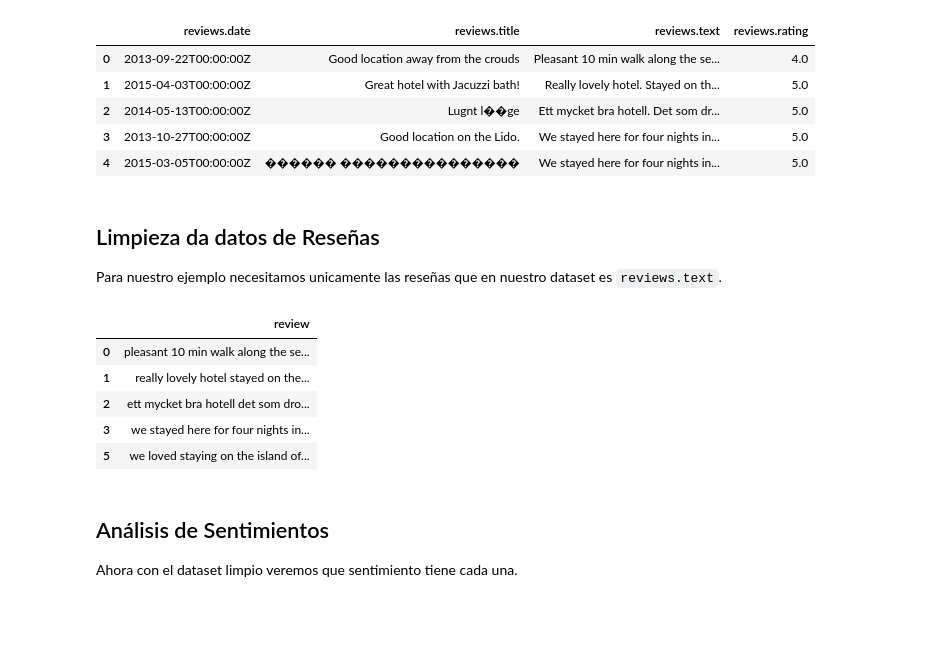
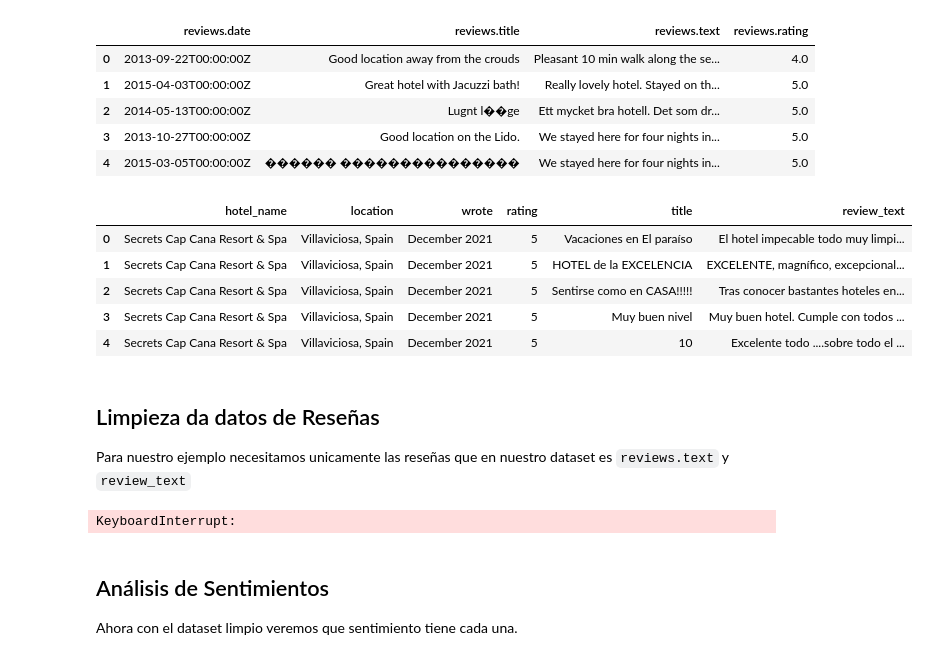
Before and after one commit to leonxrdon/TFM-ImpactoMarketing, a Jupyter notebook: notebooks/02_data_reviews.ipynb, the cells around one changed output. Cells and saved outputs as stored; diff of their text form; code cells hidden in the pictures; blank space fills up the shorter version.

Commit message:
📊 Reseñas: Actualizar notebook

```diff
--- a/notebooks/02_data_reviews.ipynb
+++ b/notebooks/02_data_reviews.ipynb
@@ -17,17 +27,37 @@ df.head()
 | 2 | 2014-05-13T00:00:00Z | Lugnt l��ge | Ett mycket bra hotell. Det som dr... | 5.0 |
 | 3 | 2013-10-27T00:00:00Z | Good location on the Lido. | We stayed here for four nights in... | 5.0 |
 | 4 | 2015-03-05T00:00:00Z | ������ ��������������� | We stayed here for four nights in... | 5.0 |
+# %%
+import pandas as pd
+
+df_es = pd.read_csv('../data/raw/reviews_hotel_es.csv')
+df_es.head()
+# %% [output]
+|  | hotel_name | location | wrote | rating | title | review_text |
+| 0 | Secrets Cap Cana Resort & Spa | Villaviciosa, Spain | December 2021 | 5 | Vacaciones en El paraíso | El hotel impecable todo muy limpi... |
+| 1 | Secrets Cap Cana Resort & Spa | Villaviciosa, Spain | December 2021 | 5 | HOTEL de la EXCELENCIA | EXCELENTE, magnífico, excepcional... |
+| 2 | Secrets Cap Cana Resort & Spa | Villaviciosa, Spain | December 2021 | 5 | Sentirse como en CASA!!!!! | Tras conocer bastantes hoteles en... |
+| 3 | Secrets Cap Cana Resort & Spa | Villaviciosa, Spain | December 2021 | 5 | Muy buen nivel | Muy buen hotel. Cumple con todos ... |
+| 4 | Secrets Cap Cana Resort & Spa | Villaviciosa, Spain | December 2021 | 5 | 10 | Excelente todo ....sobre todo el ... |
 # %% [markdown]
 ## Limpieza da datos de Reseñas
-Para nuestro ejemplo necesitamos unicamente las reseñas que en nuestro dataset es `reviews.text`.
+Para nuestro ejemplo necesitamos unicamente las reseñas que en nuestro dataset es `reviews.text` y `review_text`
 # %%
 # Elinas columnas innecesarias
 df = df.drop(columns=['reviews.date', 'reviews.title', 'reviews.rating'])
+df_es = df_es.drop(columns=['hotel_name', 'location', 'wrote', 'rating', 'title'])
 
 # Cambiamos el nombre de las columnas
 df = df.rename(columns={
     'reviews.text': 'review',
 })
+
+df_es = df_es.rename(columns={
+    'review_text': 'review',
+})
+
+# Concatenamos los dataframes
+df = pd.concat([df, df_es], ignore_index=True)
 
 # Limpiamos los espacios en blanco y los caracteres especiales
 df['review'] = df['review'].str.strip()
@@ -50,14 +80,9 @@ df = df.dropna(subset=['review'])
 df.to_csv('../data/processed/reviews_hotel_clean.csv', index=False)
 
 # Mostramos las primeras filas del dataframe limpio
-df.head()
+df.count()
 # %% [output]
-|  | review |
-| 0 | pleasant 10 min walk along the se... |
-| 1 | really lovely hotel stayed on the... |
-| 2 | ett mycket bra hotell det som dro... |
-| 3 | we stayed here for four nights in... |
-| 5 | we loved staying on the island of... |
+KeyboardInterrupt:
 # %% [markdown]
 ## Análisis de Sentimientos
 Ahora con el dataset limpio veremos que sentimiento tiene cada una.
```
Also changed, not shown: parts of 3 cells of this notebook.
